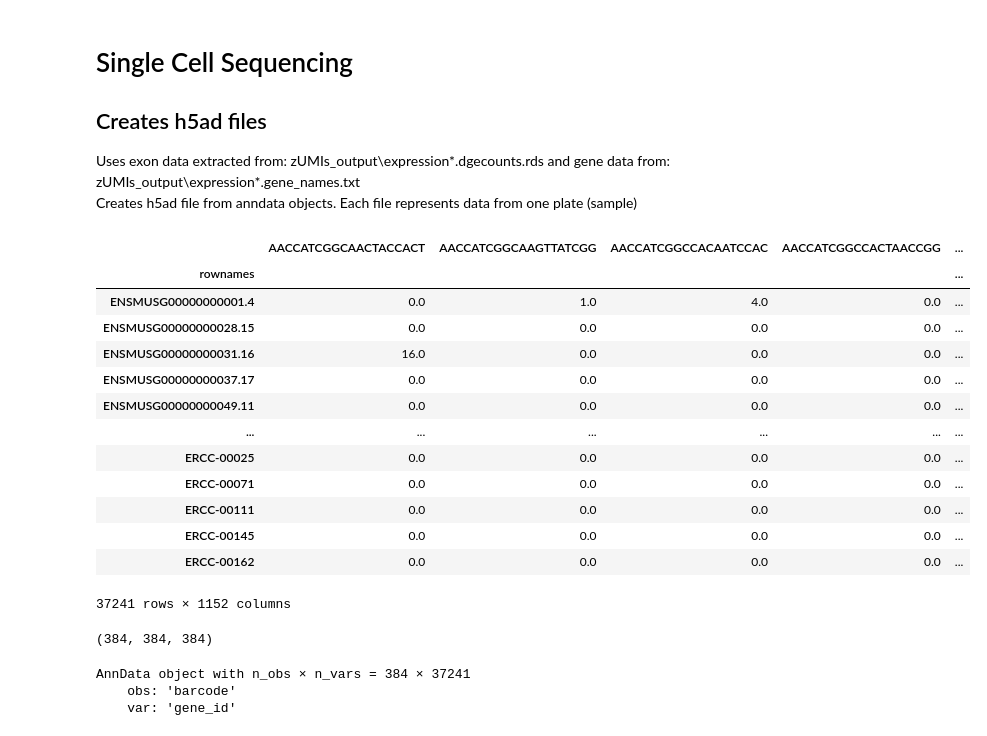
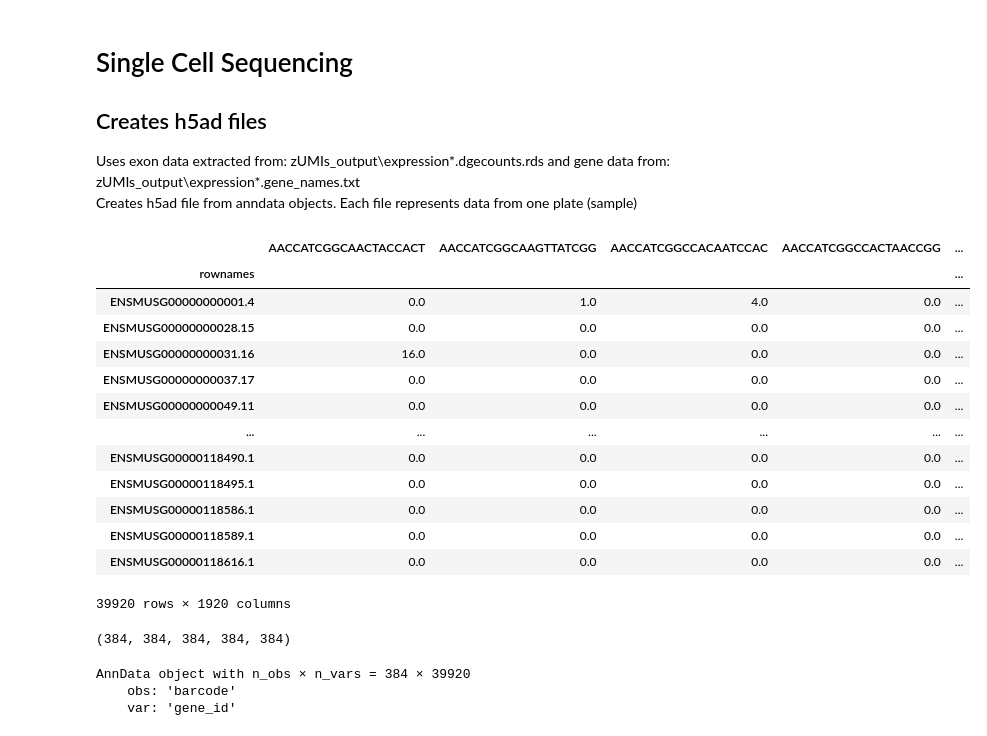
Before and after one commit to ilo21/single_cell_sequencing, a Jupyter notebook: from_rds_1.ipynb, the cells around one changed output. Saved outputs shown, nothing was run; the diff lists cells and outputs as text; code cells hidden in the pictures.

```diff
--- a/from_rds_1.ipynb
+++ b/from_rds_1.ipynb
@@ -22,6 +22,12 @@ h5ad_file_sample2 = r'C:\Users\i\SingleCellSequencing\scs_analysis\my_data\sampl
 
 rds_file_sample3 = r'C:\Users\i\SingleCellSequencing\scs_analysis\my_data\sample3\sample3_R.rds'  # the file read and prepared in R
 h5ad_file_sample3 = r'C:\Users\i\SingleCellSequencing\scs_analysis\my_data\sample3\sample3_R.h5ad'  # the file that will be used for Melisas script
+
+rds_file_sample4 = r'C:\Users\i\SingleCellSequencing\scs_analysis\my_data\sample4\sample4_R.rds'  # the file read and prepared in R
+h5ad_file_sample4 = r'C:\Users\i\SingleCellSequencing\scs_analysis\my_data\sample4\sample4_R.h5ad'  # the file that will be used for Melisas script
+
+rds_file_sample5 = r'C:\Users\i\SingleCellSequencing\scs_analysis\my_data\sample5\sample5_R.rds'  # the file read and prepared in R
+h5ad_file_sample5 = r'C:\Users\i\SingleCellSequencing\scs_analysis\my_data\sample5\sample5_R.h5ad'  # the file that will be used for Melisas script
 # %%
 # Read the RDS file and convert to a DataFrame
 rds_sample1 = pyreadr.read_r(rds_file_sample1)
@@ -29,6 +35,10 @@ rds_sample1 = pyreadr.read_r(rds_file_sample1)
 rds_sample2 = pyreadr.read_r(rds_file_sample2)
 
 rds_sample3 = pyreadr.read_r(rds_file_sample3)
+
+rds_sample4 = pyreadr.read_r(rds_file_sample4)
+
+rds_sample5 = pyreadr.read_r(rds_file_sample5)
 # %%
 # convert to dataframes (they are different sizes)
 rds_sample1_df = rds_sample1[list(rds_sample1.keys())[0]]
@@ -36,32 +46,38 @@ rds_sample1_df = rds_sample1[list(rds_sample1.keys())[0]]
 rds_sample2_df = rds_sample2[list(rds_sample2.keys())[0]]
 
 rds_sample3_df = rds_sample3[list(rds_sample3.keys())[0]]
+
+rds_sample4_df = rds_sample4[list(rds_sample4.keys())[0]]
+
+rds_sample5_df = rds_sample5[list(rds_sample5.keys())[0]]
 # %%
 # merge whole dataframe, so that all will have the same amount of genes
-unified_df = pd.concat([rds_sample1_df,rds_sample2_df,rds_sample3_df],axis=1)
+unified_df = pd.concat([rds_sample1_df,rds_sample2_df,rds_sample3_df,rds_sample4_df,rds_sample5_df],axis=1)
 # replace all NaN values with zero counts
 unified_df = unified_df.fillna(0)
 unified_df
 # %% [output]
 |  | AACCATCGGCAACTACCACT | AACCATCGGCAAGTTATCGG | AACCATCGGCCACAATCCAC | AACCATCGGCCACTAACCGG | ... |
 | rownames |  |  |  |  | ... |
 | ENSMUSG00000000001.4 | 0.0 | 1.0 | 4.0 | 0.0 | ... |
 | ENSMUSG00000000028.15 | 0.0 | 0.0 | 0.0 | 0.0 | ... |
 | ENSMUSG00000000031.16 | 16.0 | 0.0 | 0.0 | 0.0 | ... |
 | ENSMUSG00000000037.17 | 0.0 | 0.0 | 0.0 | 0.0 | ... |
 | ENSMUSG00000000049.11 | 0.0 | 0.0 | 0.0 | 0.0 | ... |
 | ... | ... | ... | ... | ... | ... |
-| ERCC-00025 | 0.0 | 0.0 | 0.0 | 0.0 | ... |
-| ERCC-00071 | 0.0 | 0.0 | 0.0 | 0.0 | ... |
-| ERCC-00111 | 0.0 | 0.0 | 0.0 | 0.0 | ... |
-| ERCC-00145 | 0.0 | 0.0 | 0.0 | 0.0 | ... |
-| ERCC-00162 | 0.0 | 0.0 | 0.0 | 0.0 | ... |
+| ENSMUSG00000118490.1 | 0.0 | 0.0 | 0.0 | 0.0 | ... |
+| ENSMUSG00000118495.1 | 0.0 | 0.0 | 0.0 | 0.0 | ... |
+| ENSMUSG00000118586.1 | 0.0 | 0.0 | 0.0 | 0.0 | ... |
+| ENSMUSG00000118589.1 | 0.0 | 0.0 | 0.0 | 0.0 | ... |
+| ENSMUSG00000118616.1 | 0.0 | 0.0 | 0.0 | 0.0 | ... |
-37241 rows × 1152 columns
+39920 rows × 1920 columns
 # %%
 # split back to 3 original dataframes but same numbers of genes now
 total_barcodes_df1 = rds_sample1_df.shape[1]
 total_barcodes_df2 = rds_sample2_df.shape[1]
 total_barcodes_df3 = rds_sample3_df.shape[1]
+total_barcodes_df4 = rds_sample4_df.shape[1]
+total_barcodes_df5 = rds_sample5_df.shape[1]
 
 rds_sample1_df = unified_df.iloc[:,0:total_barcodes_df1]
 till_col = total_barcodes_df1+total_barcodes_df2
@@ -69,9 +85,17 @@ rds_sample2_df = unified_df.iloc[:,total_barcodes_df1:till_col]
 from_col = till_col
 till_col = from_col+total_barcodes_df3
 rds_sample3_df = unified_df.iloc[:,from_col:till_col]
-rds_sample1_df.shape[1],rds_sample2_df.shape[1],rds_sample3_df.shape[1]
+from_col = till_col
+till_col = from_col+total_barcodes_df4
+rds_sample4_df = unified_df.iloc[:,from_col:till_col]
+from_col = till_col
+till_col = from_col+total_barcodes_df5
+rds_sample5_df = unified_df.iloc[:,from_col:till_col]
+
+
+rds_sample1_df.shape[1],rds_sample2_df.shape[1],rds_sample3_df.shape[1],rds_sample4_df.shape[1],rds_sample5_df.shape[1]
 # %% [output]
-(384, 384, 384)
+(384, 384, 384, 384, 384)
 # %%
 # transpose before creating anndata object, so that gene ids are columns and barcodes are rows
 transposed_rds_sample1_df = rds_sample1_df.transpose()# Create an AnnData object
@@ -97,9 +135,9 @@ adata3 = ad.AnnData(
-# %%
-adata2
-# %% [output]
-AnnData object with n_obs × n_vars = 384 × 37241
-    obs: 'barcode'
-    var: 'gene_id'
+# %%
+adata5
+# %% [output]
+AnnData object with n_obs × n_vars = 384 × 39920
+    obs: 'barcode'
+    var: 'gene_id'
 # %%
 # save h5ad files that are necessary for further Melisas pipeline
 adata1.write(h5ad_file_sample1)
```
Also changed, not shown: parts of 2 cells of this notebook, 4 other files.
